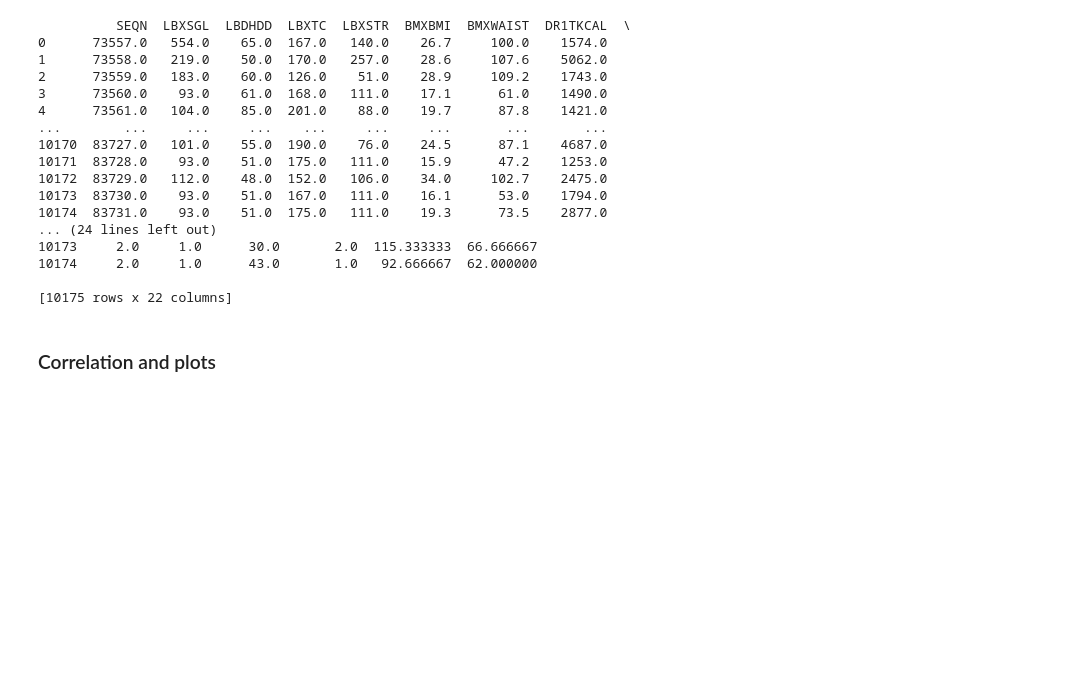
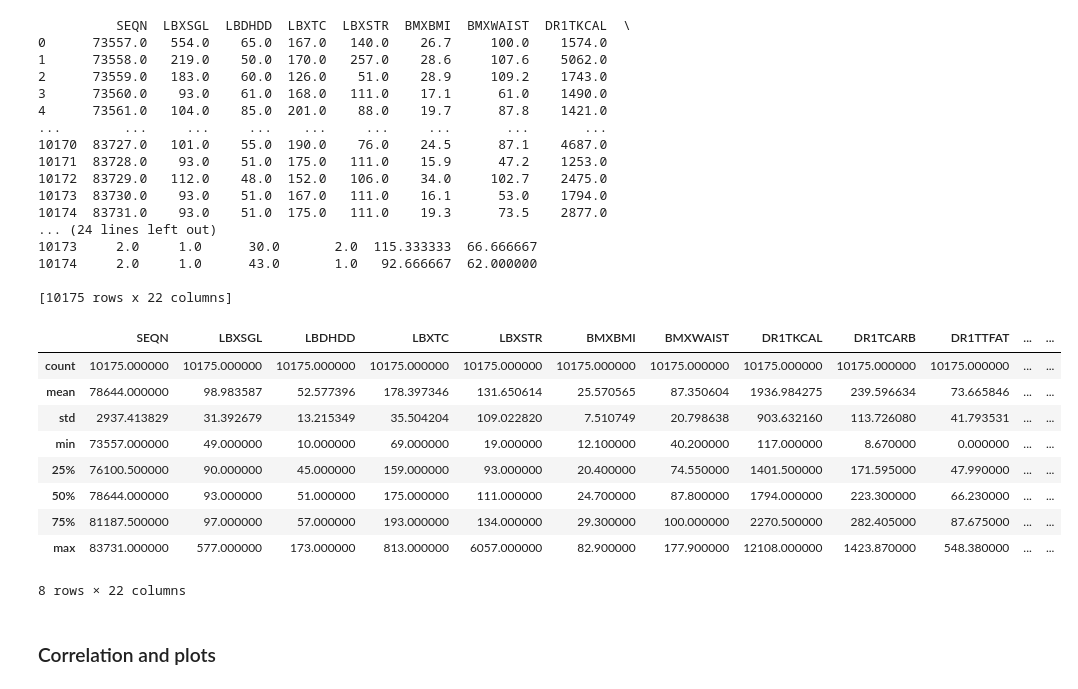
Before and after one commit to patrykslomka/DM_PSlomka, a Jupyter notebook: EDA_Model.ipynb, the cells around one changed output. Saved outputs shown, nothing was run; the diff lists cells and outputs as text; code cells hidden in the pictures; blank space fills up the shorter version.

```diff
--- a/EDA_Model.ipynb
+++ b/EDA_Model.ipynb
@@ -340,6 +300,19 @@ print(merged_df)
 10174     2.0     1.0      43.0       1.0   92.666667  62.000000
 
 [10175 rows x 22 columns]
+# %%
+merged_df.describe()
+# %% [output]
+|  | SEQN | LBXSGL | LBDHDD | LBXTC | LBXSTR | BMXBMI | BMXWAIST | DR1TKCAL | DR1TCARB | DR1TTFAT | ... | ... |
+| count | 10175.000000 | 10175.000000 | 10175.000000 | 10175.000000 | 10175.000000 | 10175.000000 | 10175.000000 | 10175.000000 | 10175.000000 | 10175.000000 | ... | ... |
+| mean | 78644.000000 | 98.983587 | 52.577396 | 178.397346 | 131.650614 | 25.570565 | 87.350604 | 1936.984275 | 239.596634 | 73.665846 | ... | ... |
+| std | 2937.413829 | 31.392679 | 13.215349 | 35.504204 | 109.022820 | 7.510749 | 20.798638 | 903.632160 | 113.726080 | 41.793531 | ... | ... |
+| min | 73557.000000 | 49.000000 | 10.000000 | 69.000000 | 19.000000 | 12.100000 | 40.200000 | 117.000000 | 8.670000 | 0.000000 | ... | ... |
+| 25% | 76100.500000 | 90.000000 | 45.000000 | 159.000000 | 93.000000 | 20.400000 | 74.550000 | 1401.500000 | 171.595000 | 47.990000 | ... | ... |
+| 50% | 78644.000000 | 93.000000 | 51.000000 | 175.000000 | 111.000000 | 24.700000 | 87.800000 | 1794.000000 | 223.300000 | 66.230000 | ... | ... |
+| 75% | 81187.500000 | 97.000000 | 57.000000 | 193.000000 | 134.000000 | 29.300000 | 100.000000 | 2270.500000 | 282.405000 | 87.675000 | ... | ... |
+| max | 83731.000000 | 577.000000 | 173.000000 | 813.000000 | 6057.000000 | 82.900000 | 177.900000 | 12108.000000 | 1423.870000 | 548.380000 | ... | ... |
+8 rows × 22 columns
 # %% [markdown]
 ### Correlation and plots
 # %%
```
Also changed, not shown: parts of 27 cells of this notebook.
